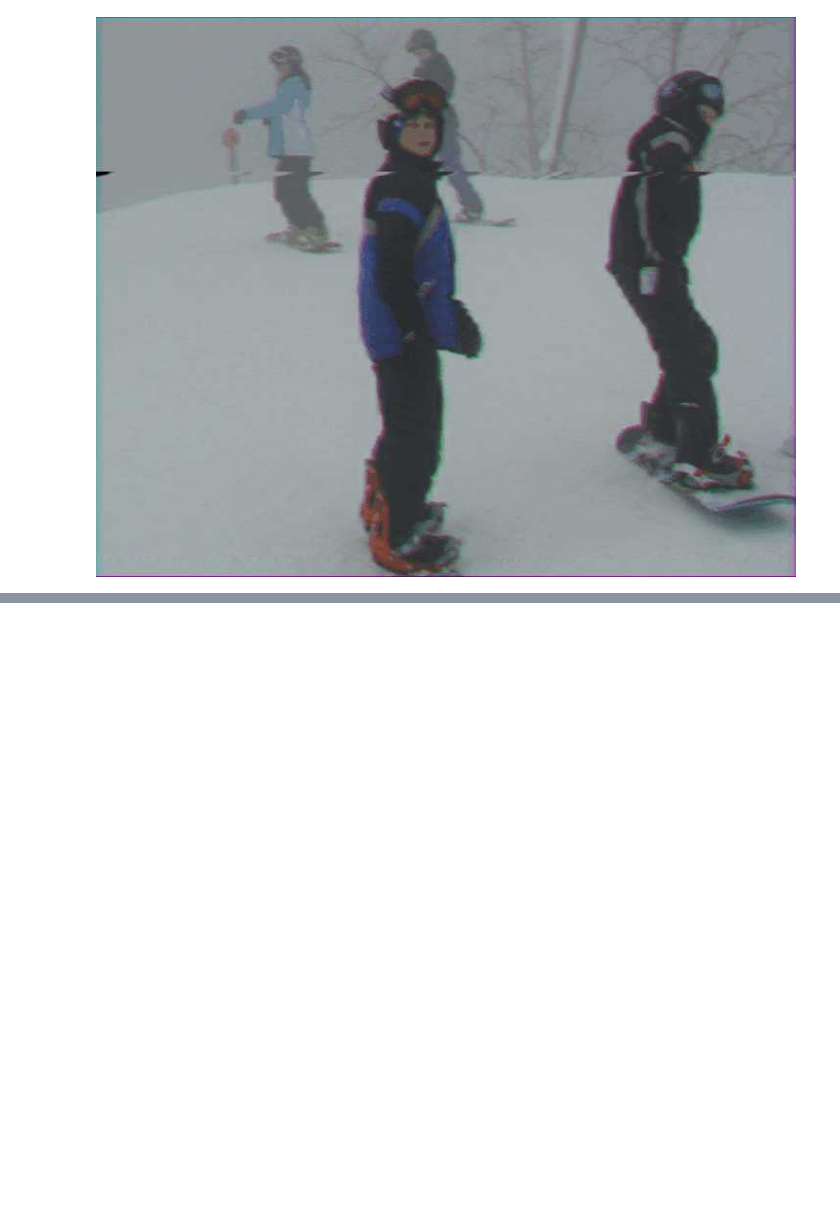
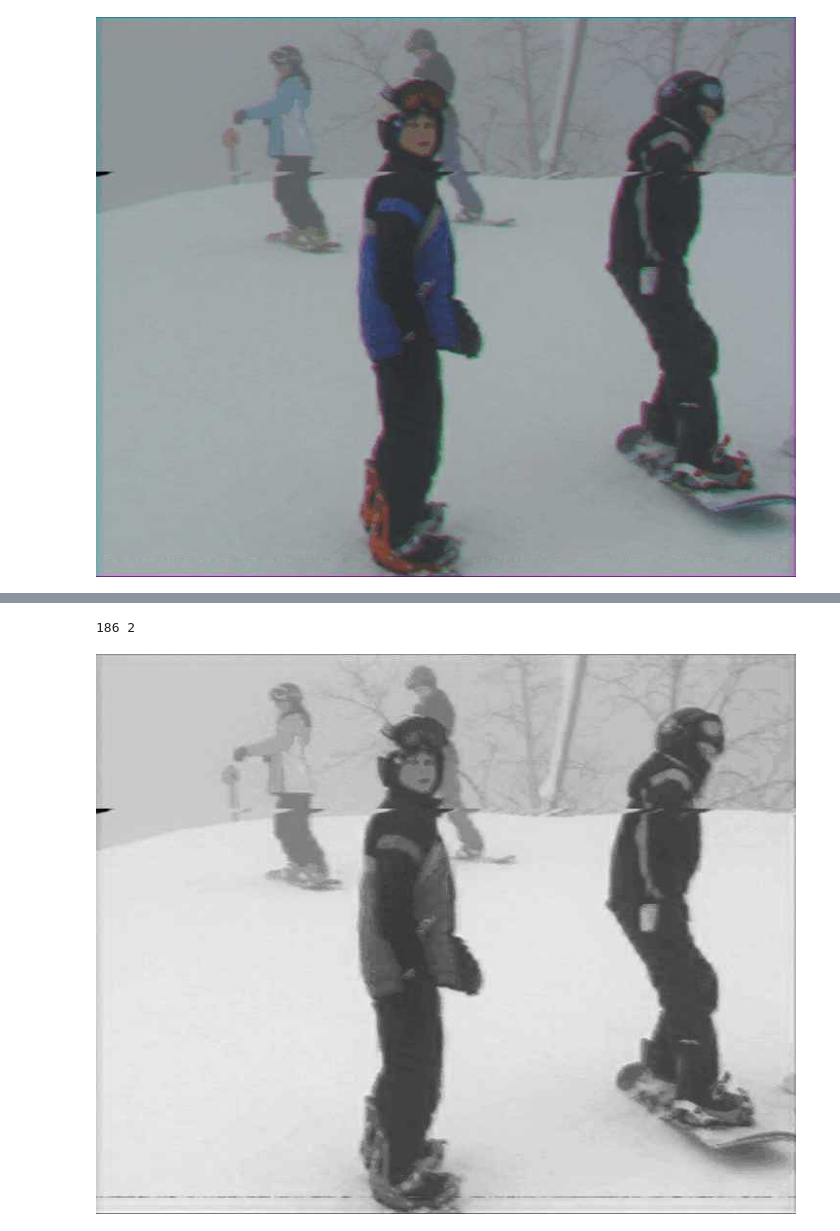
Before and after one commit to EpicKiwi/projet-datascience, a Jupyter notebook: notebooks/black_white_line.ipynb, the cells around one changed output, grey strips where cells are left out. Drawn from its saved outputs; the diff is of its cells as text; code cells hidden in the pictures; blank space fills up the shorter version.

```diff
--- a/notebooks/black_white_line.ipynb
+++ b/notebooks/black_white_line.ipynb
@@ -76,0 +97,15 @@ defectCorrection(558,'output/000000055517.jpg')
+# %%
+img_min = np.min(img_gray)
+img_max = np.max(img_gray)
+
+print(img_max, img_min)
+# %% [output]
+186 2
+# %%
+img_transform = (img_gray - img_min) * 255.0 / (img_max - img_min)
+
+img_transform = img_transform.astype('uint8')
+
+display(Image.fromarray(img_transform))
+# %% [output]
+[figure, added]
```
Also changed, not shown: parts of 4 cells of this notebook.
